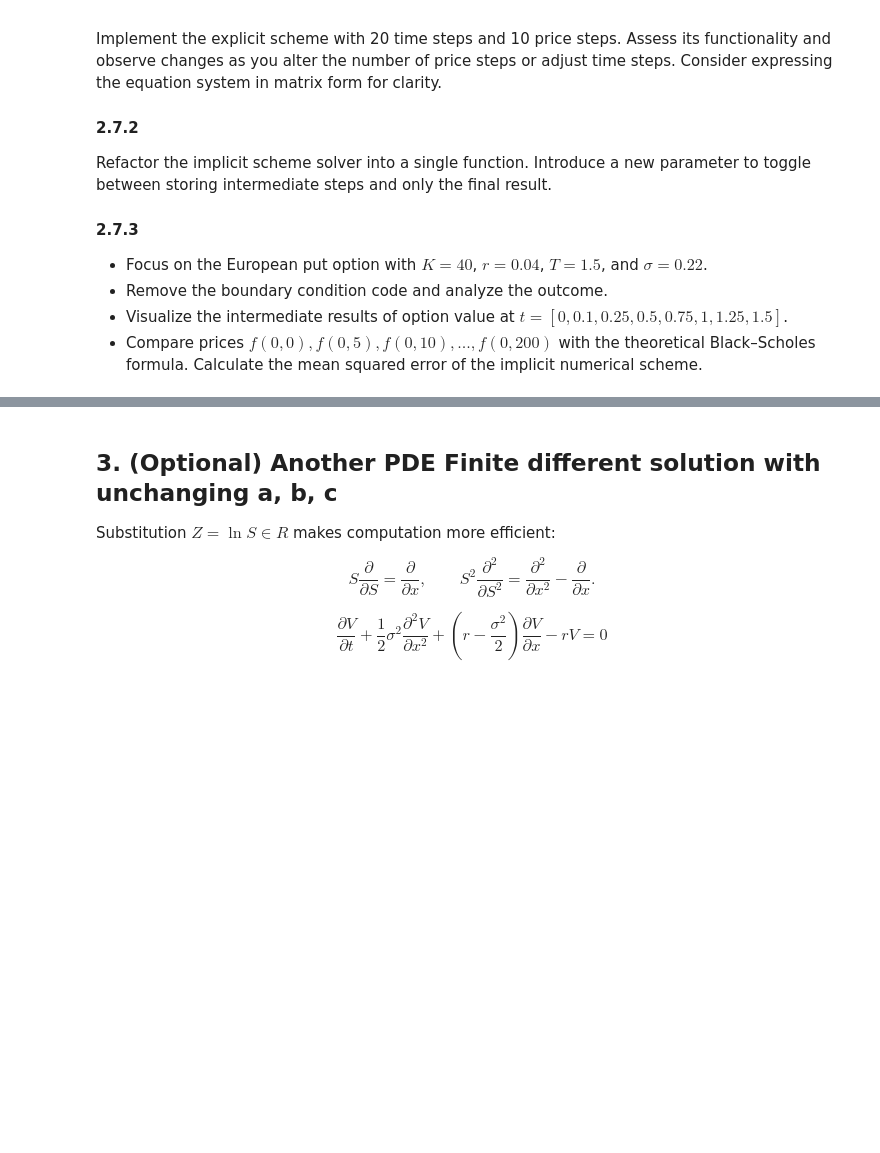
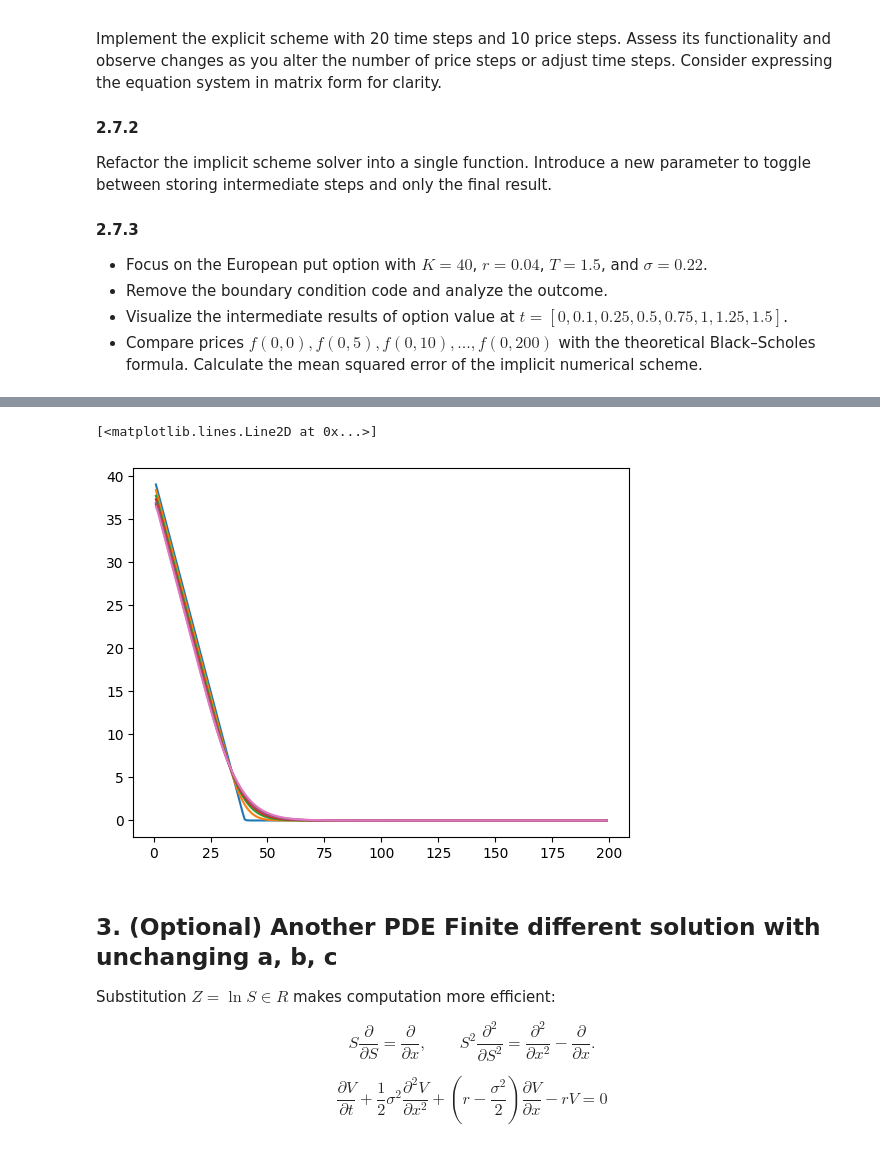
Before and after one commit to laic0022/FN6815-Numeric-Methods-for-Financial-Instrument-Pricing, a Jupyter notebook: week5/nb/FN6815_Lect_10_PDE.ipynb, the cells around one changed output, grey strips where cells are left out. Drawn from its saved outputs; the diff is of its cells as text; code cells hidden in the pictures; blank space fills up the shorter version.

```diff
--- a/week5/nb/FN6815_Lect_10_PDE.ipynb
+++ b/week5/nb/FN6815_Lect_10_PDE.ipynb
@@ -984,3 +1149,15 @@ Refactor the implicit scheme solver into a single function. Introduce a new para
+# %%
+# Visualize the intermediate results of option value at $t = [0, 0.1, 0.25, 0.5, 0.75, 1, 1.25, 1.5]
+plt.plot(asset_price, res_matrix[:, int(res_matrix.shape[1] - 1.5 / dt)])
+plt.plot(asset_price, res_matrix[:, int(res_matrix.shape[1] - 1.125 / dt)])
+plt.plot(asset_price, res_matrix[:, int(res_matrix.shape[1] - 0.75 / dt)])
+plt.plot(asset_price, res_matrix[:, int(res_matrix.shape[1] - 0.5 / dt)])
+plt.plot(asset_price, res_matrix[:, int(res_matrix.shape[1] - 0.25 / dt)])
+plt.plot(asset_price, res_matrix[:, int(res_matrix.shape[1] - 0.15 / dt)])
+plt.plot(asset_price, res_matrix[:, int(res_matrix.shape[1] - 0. / dt - 1)])
+# %% [output]
+[<matplotlib.lines.Line2D at 0x...>]
+[figure, added]
 # %% [markdown]
 ## 3. (Optional) Another PDE Finite different solution with unchanging a, b, c
 
```
Also changed, not shown: parts of 9 cells of this notebook, 3 other files.
